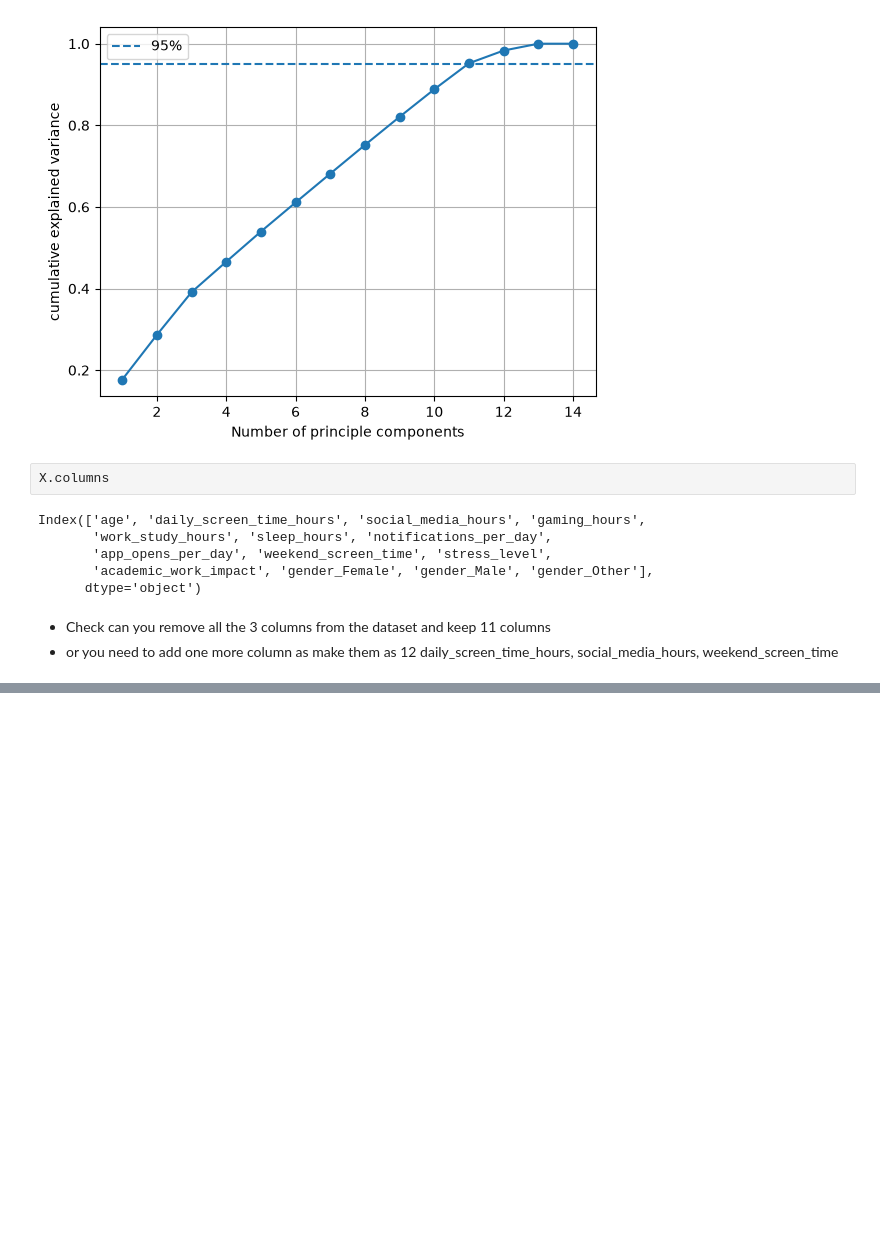
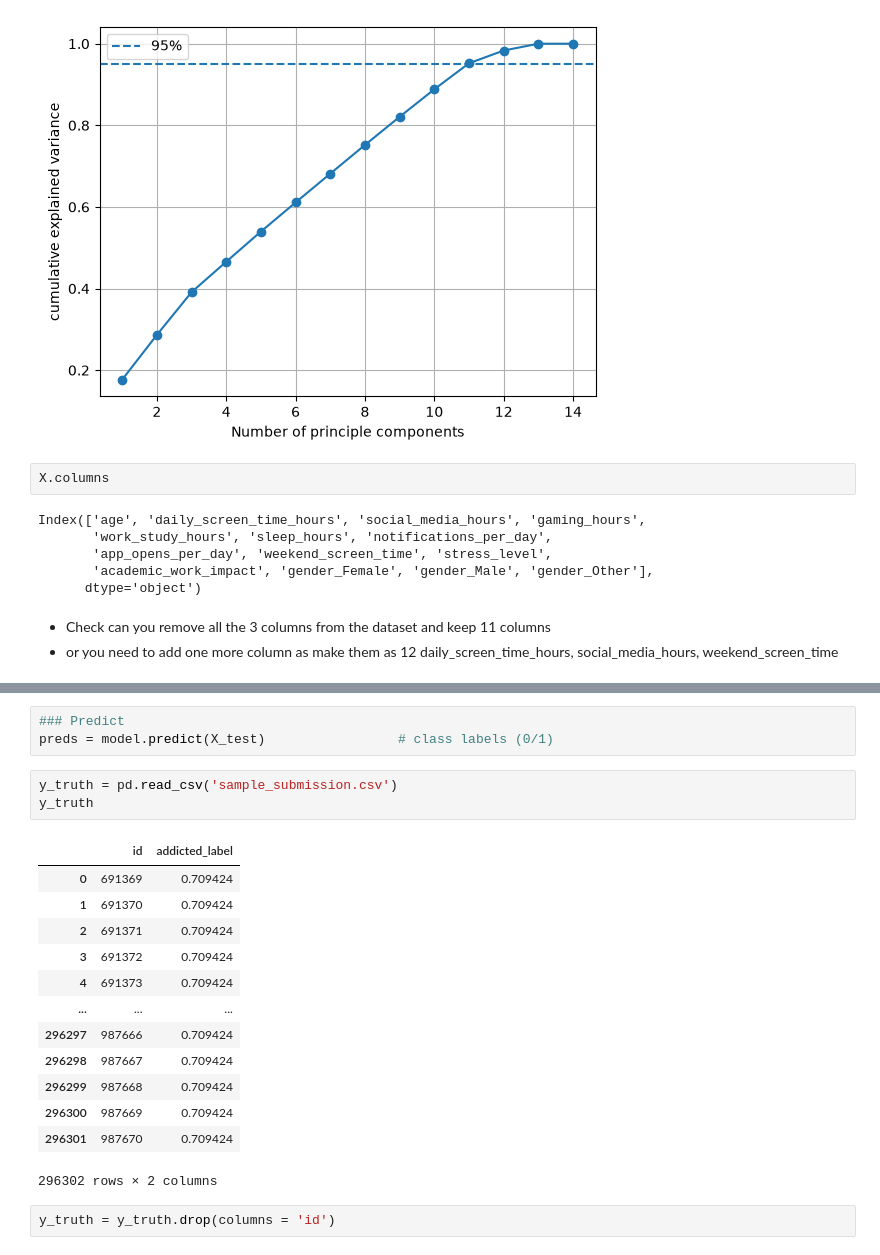
Before and after one commit to Aakashdeepsangwan/Machine-Learning, a Jupyter notebook: PCA/implementation.ipynb, the cells around one changed output, grey strips where cells are left out. Saved outputs shown, nothing was run; the diff lists cells and outputs as text; blank space fills up the shorter version.

```diff
--- a/PCA/implementation.ipynb
+++ b/PCA/implementation.ipynb
@@ -322,0 +454,22 @@ daily_screen_time_hours, social_media_hours, weekend_screen_time
+# %%
+### Predict
+preds = model.predict(X_test)                 # class labels (0/1)
+# %%
+y_truth = pd.read_csv('sample_submission.csv')
+y_truth
+# %% [output]
+|  | id | addicted_label |
+| 0 | 691369 | 0.709424 |
+| 1 | 691370 | 0.709424 |
+| 2 | 691371 | 0.709424 |
+| 3 | 691372 | 0.709424 |
+| 4 | 691373 | 0.709424 |
+| ... | ... | ... |
+| 296297 | 987666 | 0.709424 |
+| 296298 | 987667 | 0.709424 |
+| 296299 | 987668 | 0.709424 |
+| 296300 | 987669 | 0.709424 |
+| 296301 | 987670 | 0.709424 |
+296302 rows × 2 columns
+# %%
+y_truth = y_truth.drop(columns = 'id')
```
Also changed, not shown: parts of 18 cells of this notebook.
